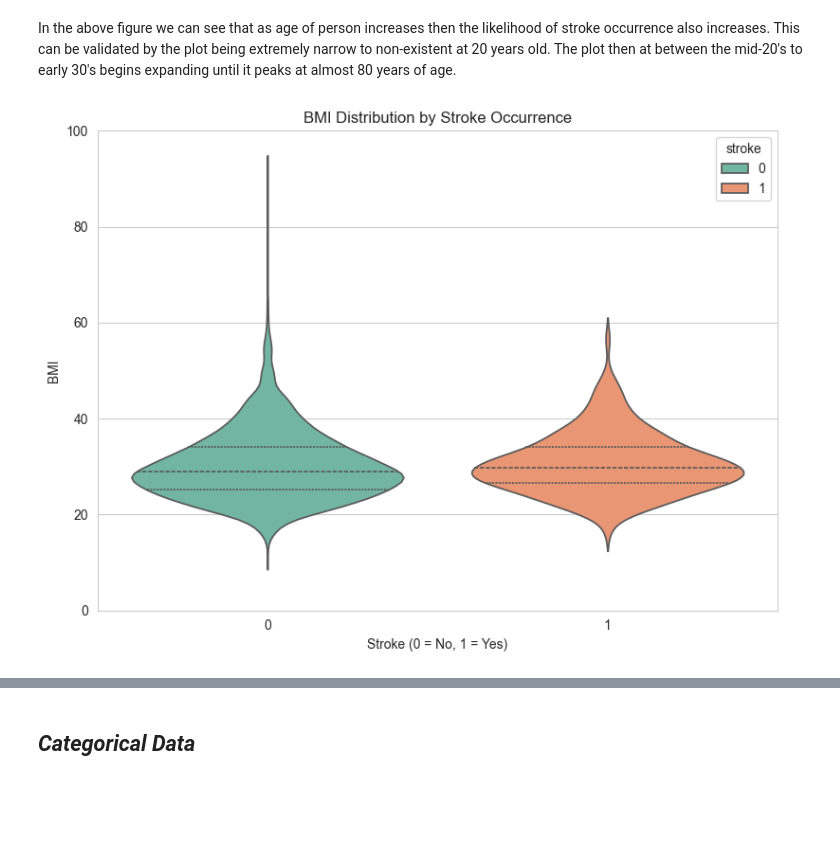
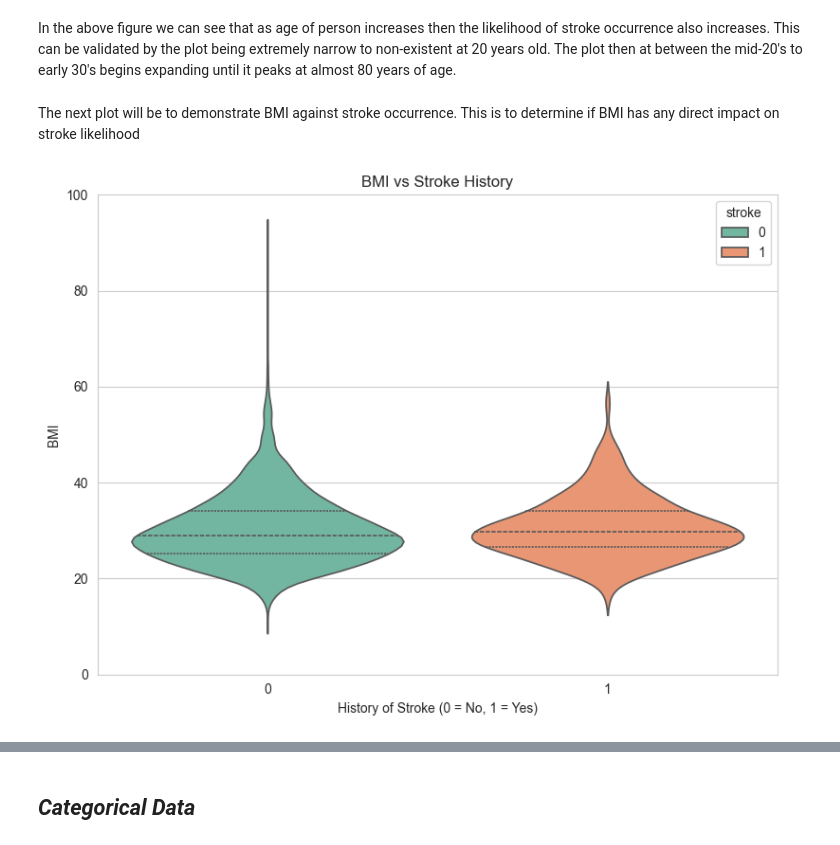
Before and after one commit to naqashb7/stroke_prediction_app, a Jupyter notebook: jupyter_notebooks/EDA.ipynb, the cells around one changed output, grey strips where cells are left out. Drawn from its saved outputs; the diff is of its cells as text; code cells hidden in the pictures; blank space fills up the shorter version.

Commit message:
Completion of Numerical data visualisaitons and Statistical analysis

```diff
--- a/jupyter_notebooks/EDA.ipynb
+++ b/jupyter_notebooks/EDA.ipynb
@@ -257,22 +278,24 @@ plt.show()
 # %% [markdown]
 In the above figure we can see that as age of person increases then the likelihood of stroke occurrence also increases. This can be validated by the plot being extremely narrow to non-existent at 20 years old. The plot then at between the mid-20's to early 30's begins expanding until it peaks at almost 80 years of age.
+# %% [markdown]
+The next plot will be to demonstrate BMI against stroke occurrence. This is to determine if BMI has any direct impact on stroke likelihood
 # %%
 plt.figure(figsize=(8, 6))
 
 sns.violinplot(
     data=clean_stroke_data_df,
-    x="stroke",        # categorical (0 = no stroke, 1 = stroke)
+    x="stroke",
     y="bmi",
-    hue= "stroke",          # your numerical column
+    hue= "stroke",
     palette="Set2",
-    inner="quartile"   # shows median + quartiles inside
+    inner="quartile"
 )
 
-plt.title("BMI Distribution by Stroke Occurrence")
-plt.xlabel("Stroke (0 = No, 1 = Yes)")
+plt.title("BMI vs Stroke History")
+plt.xlabel("History of Stroke (0 = No, 1 = Yes)")
 plt.ylabel("BMI")
 plt.ylim(0,100)
 plt.tight_layout()
 plt.show()
 # %% [output]
-[figure, old version]
+[figure, new version]
```
Also changed, not shown: parts of 32 cells of this notebook.
